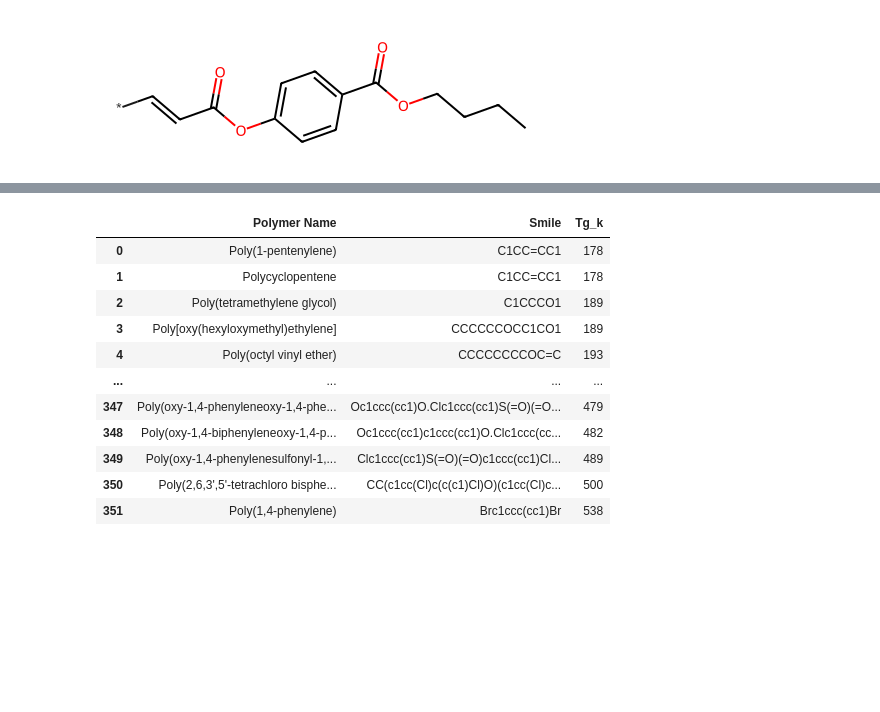
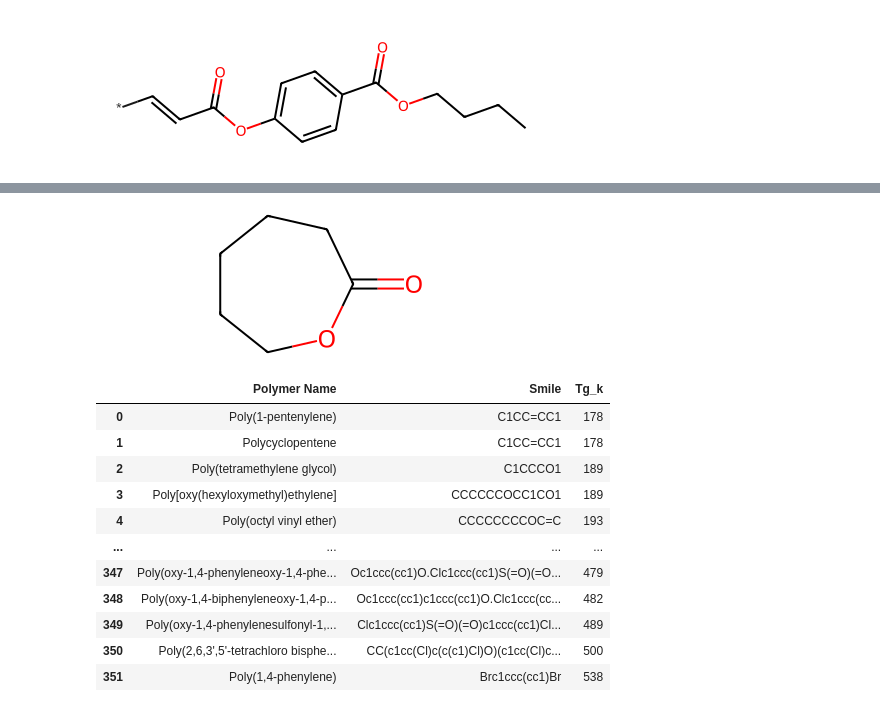
Before and after one commit to sanalps/Polymer_Glass_Transition_Predictor, a Jupyter notebook: glass_transition_a1.ipynb, the cells around one changed output, grey strips where cells are left out. Cells and saved outputs as stored; diff of their text form; code cells hidden in the pictures; blank space fills up the shorter version.

```diff
--- a/glass_transition_a1.ipynb
+++ b/glass_transition_a1.ipynb
@@ -161,3 +166,8 @@ mol
+# %%
+mol = Chem.MolFromSmiles('O=C1CCCCCO1')
+mol
+# %% [output]
+[figure, added]
 # %%
 import pandas as pd
 df = pd.read_csv ('/content/gdrive/MyDrive/git_projects/glass_transition/glass_transition/glass_transition_b1.csv')
```
Also changed, not shown: parts of 42 cells of this notebook.
